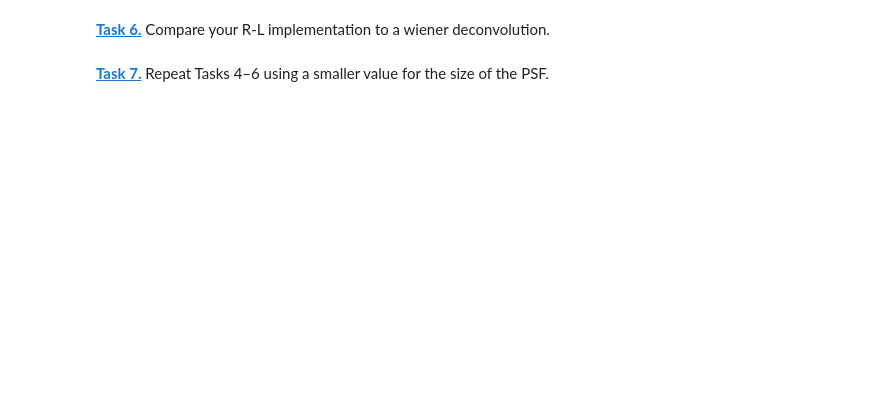
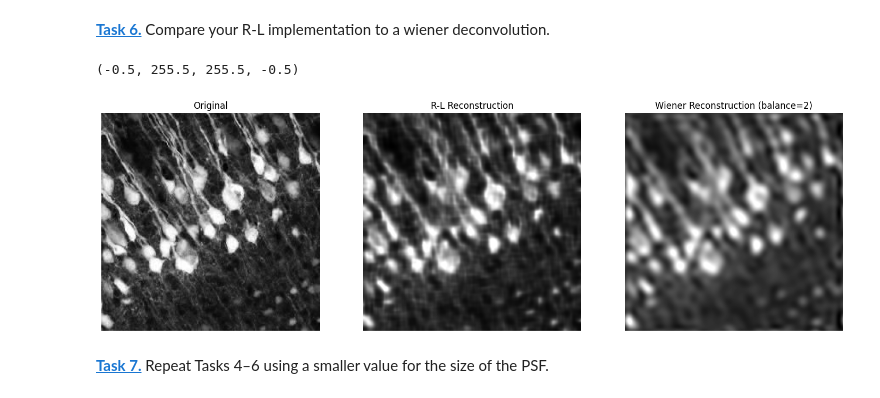
Before and after one commit to DavidLehmann004/Mobi-fs5-python, a Jupyter notebook: deconvolution.ipynb, the cells around one changed output. Saved outputs shown, nothing was run; the diff lists cells and outputs as text; code cells hidden in the pictures; blank space fills up the shorter version.

```diff
--- a/deconvolution.ipynb
+++ b/deconvolution.ipynb
@@ -93,4 +139,26 @@ noise = noise / reduce_factor
 # %% [markdown]
 **[Task 6.]()** Compare your R-L implementation to a wiener deconvolution.
+# %%
+wiener_rec = wiener(PSF_img, psf, balance=2, clip=True)
+
+plt.figure(figsize=(18, 6))
+
+plt.subplot(1, 3, 1)
+plt.title("Original")
+plt.imshow(img, cmap='gray')
+plt.axis('off')
+
+plt.subplot(1, 3, 2)
+plt.title("R-L Reconstruction")
+plt.imshow(restored_RL, cmap='gray')
+plt.axis('off')
+
+plt.subplot(1, 3, 3)
+plt.title("Wiener Reconstruction (balance=2)")
+plt.imshow(wiener_rec, cmap='gray')
+plt.axis('off')
+# %% [output]
+(-0.5, 255.5, 255.5, -0.5)
+[figure, added]
 # %% [markdown]
 **[Task 7.]()** Repeat Tasks 4–6 using a smaller value for the size of the PSF.
```
Also changed, not shown: parts of 10 cells of this notebook.
